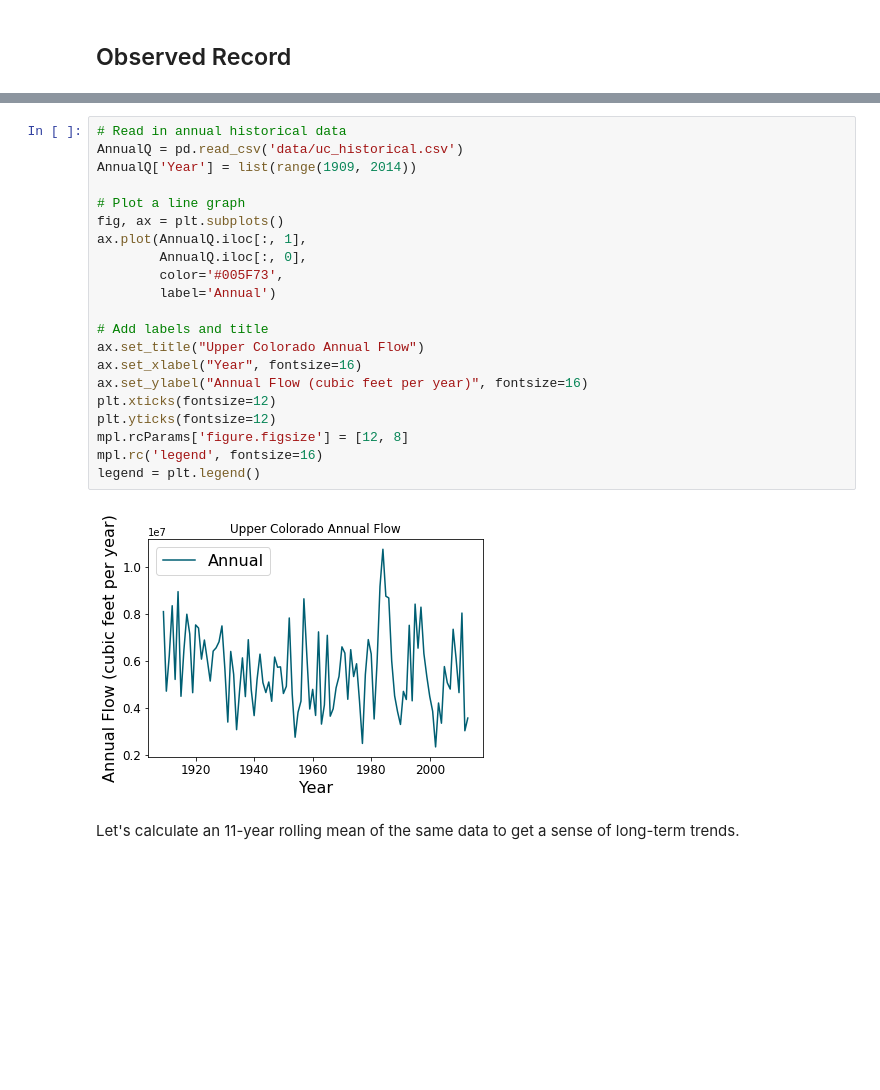
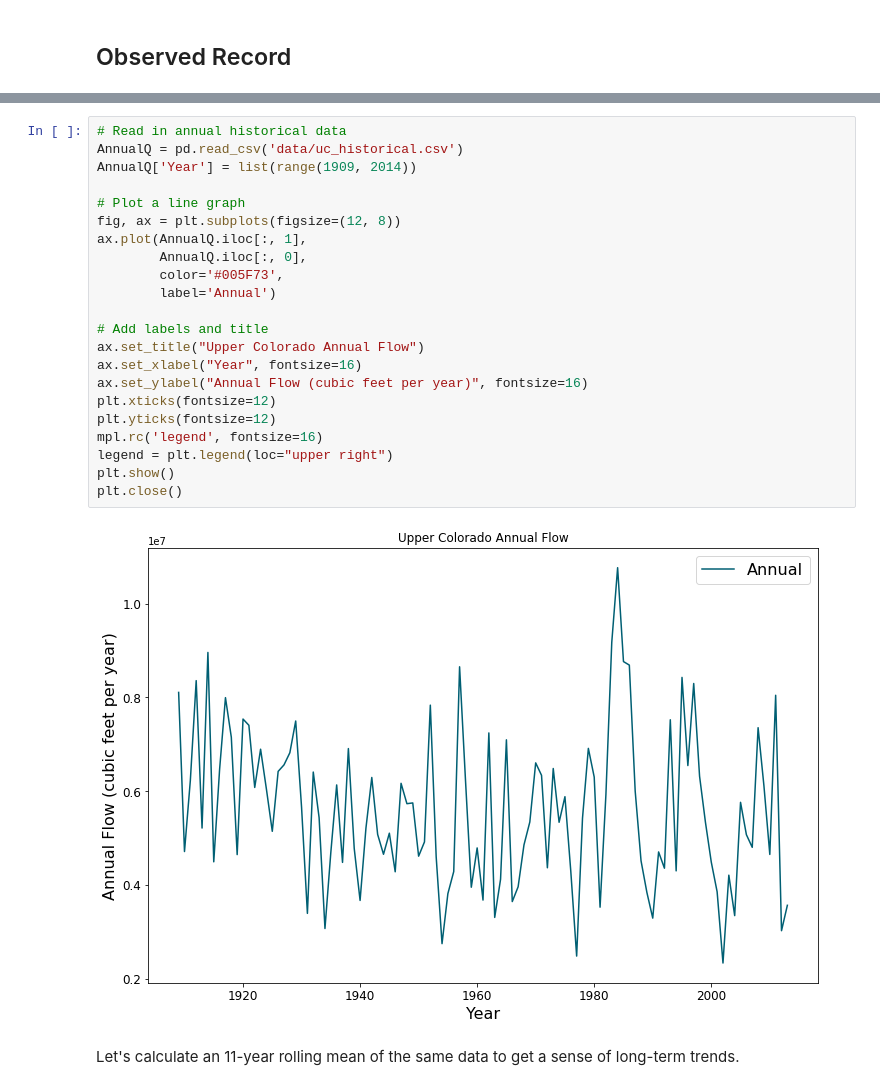
Before and after one commit to IMMM-SFA/msd_uncertainty_ebook, a Jupyter notebook: notebooks/Hidden-Markov Modeling Approaches to Creating Synthetic Streamflow Scenarios.ipynb, the cells around one changed output, grey strips where cells are left out. Saved outputs shown, nothing was run; the diff lists cells and outputs as text; blank space fills up the shorter version.

Commit message:
fix plotting format when rendered

```diff
--- a/notebooks/Hidden-Markov Modeling Approaches to Creating Synthetic Streamflow Scenarios.ipynb
+++ b/notebooks/Hidden-Markov Modeling Approaches to Creating Synthetic Streamflow Scenarios.ipynb
@@ -39,26 +40,27 @@ from functions import plotdist
 # %%
 # Read in annual historical data
 AnnualQ = pd.read_csv('data/uc_historical.csv')
 AnnualQ['Year'] = list(range(1909, 2014))
 
 # Plot a line graph
-fig, ax = plt.subplots()
+fig, ax = plt.subplots(figsize=(12, 8))
 ax.plot(AnnualQ.iloc[:, 1],
         AnnualQ.iloc[:, 0],
         color='#005F73',
         label='Annual')
 
 # Add labels and title
 ax.set_title("Upper Colorado Annual Flow")
 ax.set_xlabel("Year", fontsize=16)
 ax.set_ylabel("Annual Flow (cubic feet per year)", fontsize=16)
 plt.xticks(fontsize=12)
 plt.yticks(fontsize=12)
-mpl.rcParams['figure.figsize'] = [12, 8]
 mpl.rc('legend', fontsize=16)
-legend = plt.legend()
+legend = plt.legend(loc="upper right")
+plt.show()
+plt.close()
 # %% [output]
-[figure, old version]
+[figure, new version]
 # %% [markdown]
 Let's calculate an 11-year rolling mean of the same data to get a sense of long-term trends.
 # %%
```
Also changed, not shown: parts of 28 cells of this notebook, 9 other files.
